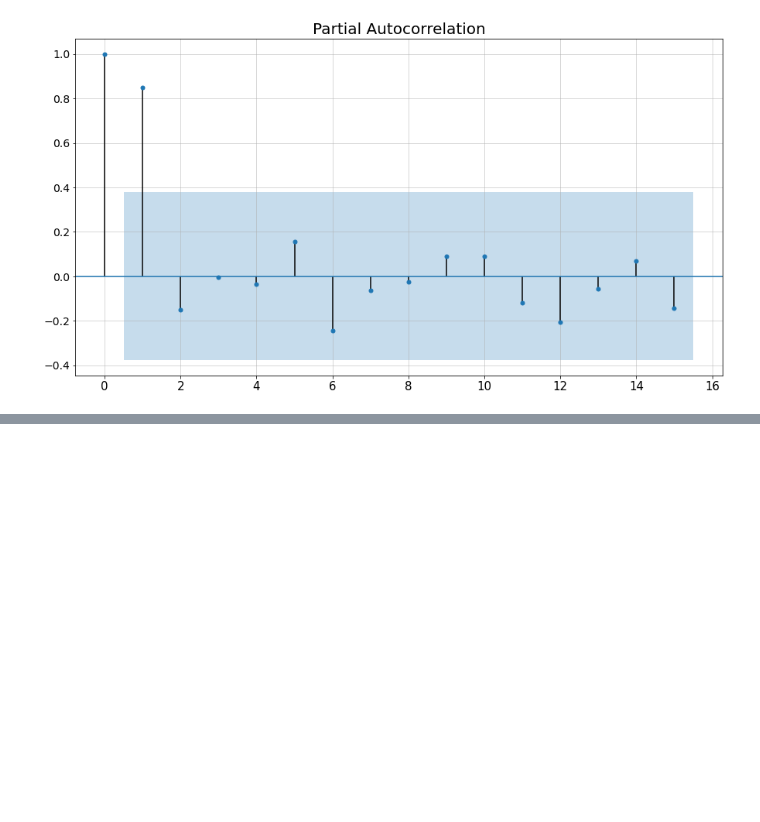
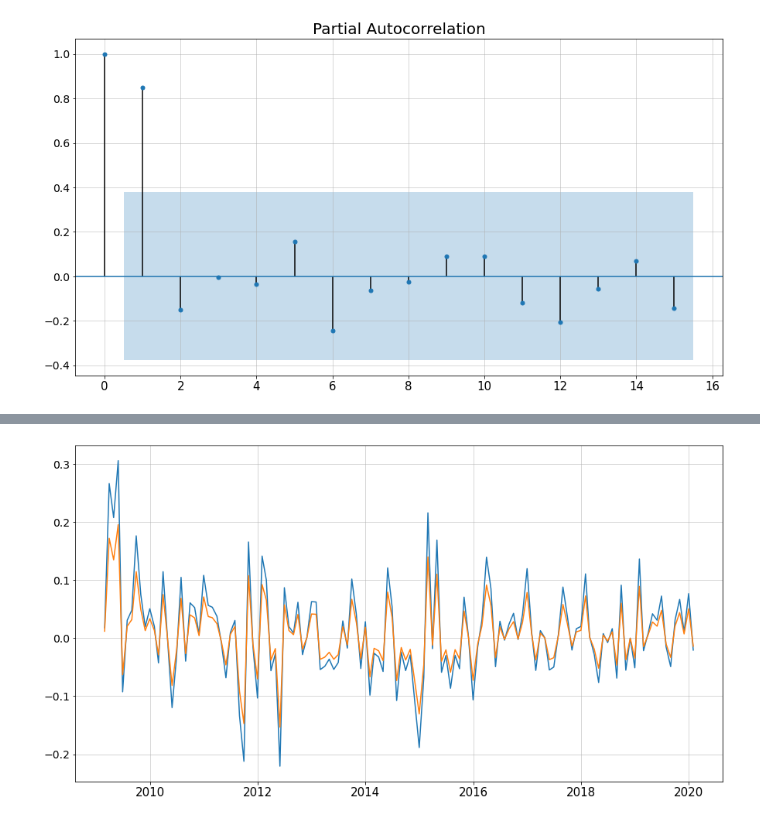
Before and after one commit to xtess16/RTSI, a Jupyter notebook: RTS_test.ipynb, the cells around one changed output, grey strips where cells are left out. Saved outputs shown, nothing was run; the diff lists cells and outputs as text; code cells hidden in the pictures; blank space fills up the shorter version.

```diff
--- a/RTS_test.ipynb
+++ b/RTS_test.ipynb
@@ -566,0 +599,5 @@ plot_pacf(partial_series.p1);
+# %%
+plt.plot(series.pct_change())
+plt.plot(pd.Series(boxcox(series)[0], index=series.index).pct_change());
+# %% [output]
+[figure, added]
```
Also changed, not shown: parts of 22 cells of this notebook.
